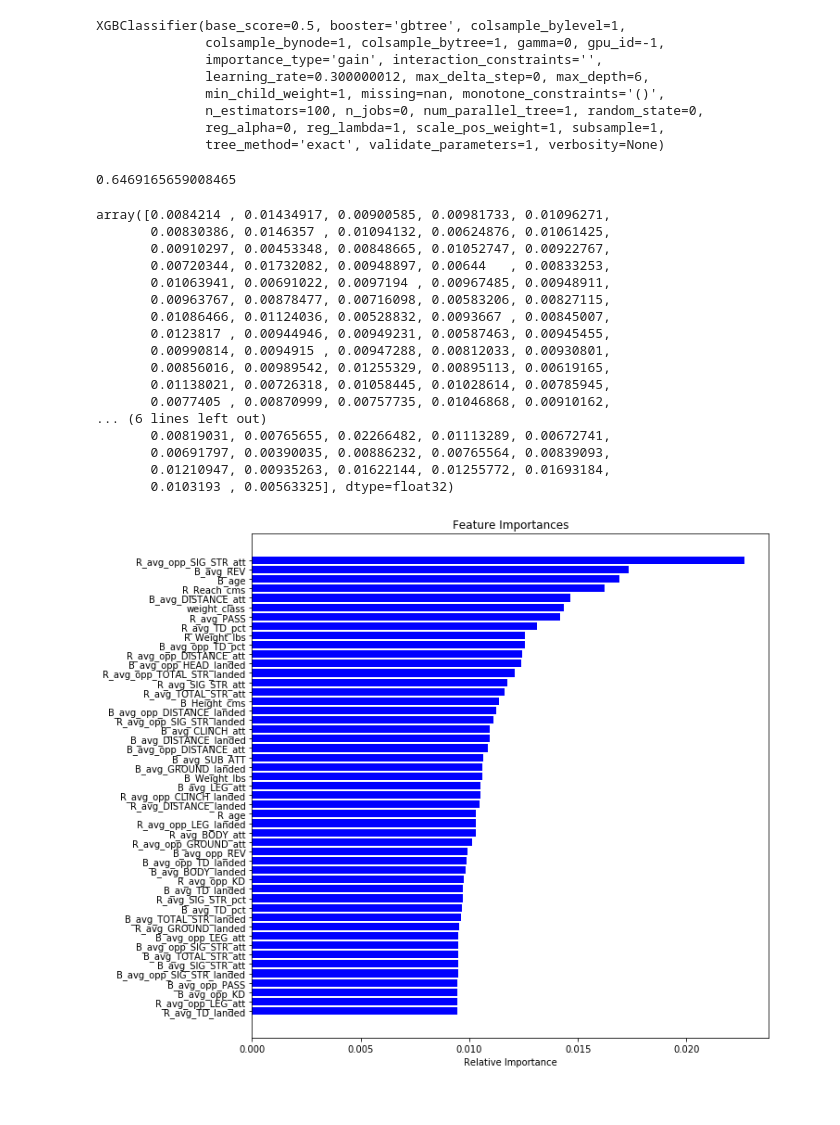
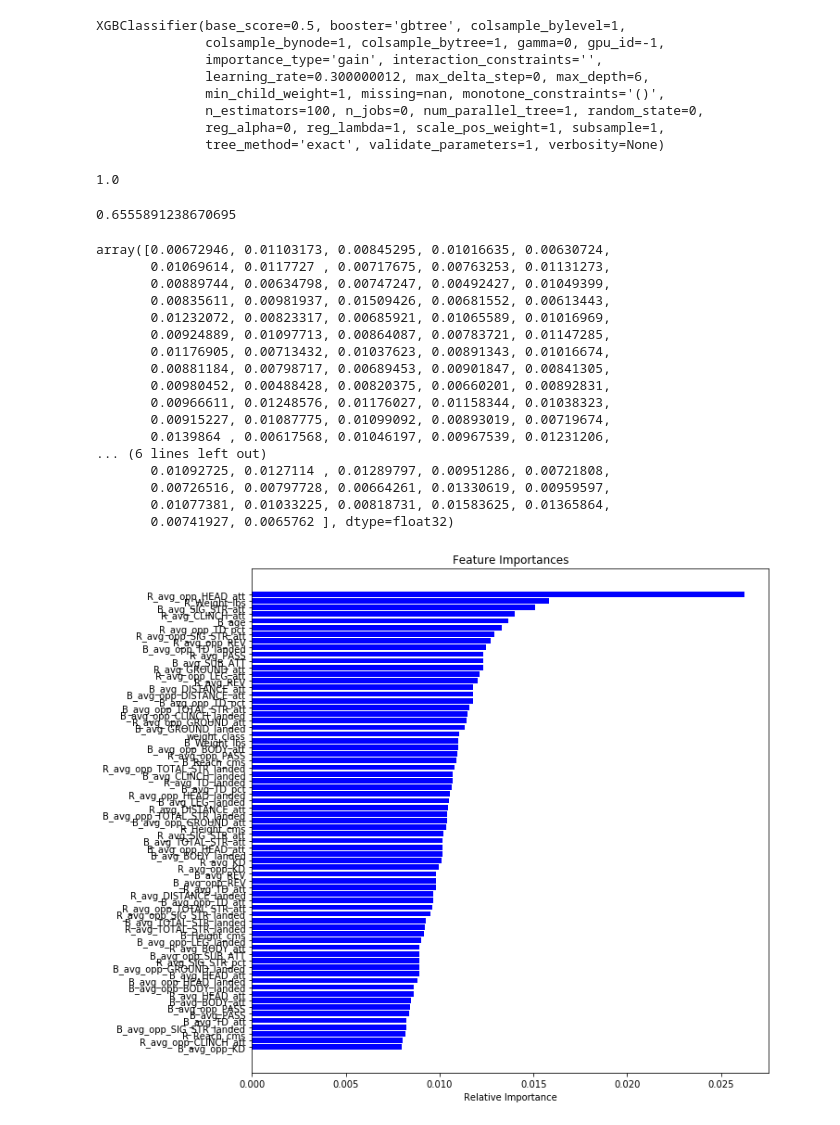
Before and after one commit to aaronepv/Final_Project, a Jupyter notebook: XGBoostModel.ipynb, the cells around one changed output. Drawn from its saved outputs; the diff is of its cells as text; code cells hidden in the pictures.

```diff
--- a/XGBoostModel.ipynb
+++ b/XGBoostModel.ipynb
@@ -61,7 +54,7 @@ model = XGBClassifier()
 X = data.drop(['Winner'], axis=1)
 y = data['Winner']
 
-X_train,X_test,y_train,y_test = train_test_split(X,y,test_size = 0.25, random_state = 42)
+X_train,X_test,y_train,y_test = train_test_split(X,y,test_size = 0.20, random_state = 0)
 # %%
 model.fit(X_train,y_train)
 # %% [output]
@@ -73,41 +66,45 @@ XGBClassifier(base_score=0.5, booster='gbtree', colsample_bylevel=1,
               n_estimators=100, n_jobs=0, num_parallel_tree=1, random_state=0,
               reg_alpha=0, reg_lambda=1, scale_pos_weight=1, subsample=1,
               tree_method='exact', validate_parameters=1, verbosity=None)
+# %%
+model.score(X_train, y_train)
+# %% [output]
+1.0
 # %%
 model.score(X_test, y_test)
 # %% [output]
-0.6469165659008465
+0.6555891238670695
 # %%
 model.feature_importances_
 # %% [output]
-array([0.0084214 , 0.01434917, 0.00900585, 0.00981733, 0.01096271,
-       0.00830386, 0.0146357 , 0.01094132, 0.00624876, 0.01061425,
-       0.00910297, 0.00453348, 0.00848665, 0.01052747, 0.00922767,
-       0.00720344, 0.01732082, 0.00948897, 0.00644   , 0.00833253,
-       0.01063941, 0.00691022, 0.0097194 , 0.00967485, 0.00948911,
-       0.00963767, 0.00878477, 0.00716098, 0.00583206, 0.00827115,
-       0.01086466, 0.01124036, 0.00528832, 0.0093667 , 0.00845007,
-       0.0123817 , 0.00944946, 0.00949231, 0.00587463, 0.00945455,
-       0.00990814, 0.0094915 , 0.00947288, 0.00812033, 0.00930801,
-       0.00856016, 0.00989542, 0.01255329, 0.00895113, 0.00619165,
-       0.01138021, 0.00726318, 0.01058445, 0.01028614, 0.00785945,
-       0.0077405 , 0.00870999, 0.00757735, 0.01046868, 0.00910162,
+array([0.00672946, 0.01103173, 0.00845295, 0.01016635, 0.00630724,
+       0.01069614, 0.0117727 , 0.00717675, 0.00763253, 0.01131273,
+       0.00889744, 0.00634798, 0.00747247, 0.00492427, 0.01049399,
+       0.00835611, 0.00981937, 0.01509426, 0.00681552, 0.00613443,
+       0.01232072, 0.00823317, 0.00685921, 0.01065589, 0.01016969,
+       0.00924889, 0.01097713, 0.00864087, 0.00783721, 0.01147285,
+       0.01176905, 0.00713432, 0.01037623, 0.00891343, 0.01016674,
+       0.00881184, 0.00798717, 0.00689453, 0.00901847, 0.00841305,
+       0.00980452, 0.00488428, 0.00820375, 0.00660201, 0.00892831,
+       0.00966611, 0.01248576, 0.01176027, 0.01158344, 0.01038323,
+       0.00915227, 0.01087775, 0.01099092, 0.00893019, 0.00719674,
+       0.0139864 , 0.00617568, 0.01046197, 0.00967539, 0.01231206,
 ... (6 lines left out)
-       0.00819031, 0.00765655, 0.02266482, 0.01113289, 0.00672741,
-       0.00691797, 0.00390035, 0.00886232, 0.00765564, 0.00839093,
-       0.01210947, 0.00935263, 0.01622144, 0.01255772, 0.01693184,
-       0.0103193 , 0.00563325], dtype=float32)
+       0.01092725, 0.0127114 , 0.01289797, 0.00951286, 0.00721808,
+       0.00726516, 0.00797728, 0.00664261, 0.01330619, 0.00959597,
+       0.01077381, 0.01033225, 0.00818731, 0.01583625, 0.01365864,
+       0.00741927, 0.0065762 ], dtype=float32)
 # %%
 features = data.columns
 importances = model.feature_importances_
-indices = np.argsort(importances)[-49:]  # top 30 features
+indices = np.argsort(importances)[-69:]  # top 30 features
 plt.title('Feature Importances')
 plt.barh(range(len(indices)), importances[indices], color='b', align='center')
 plt.yticks(range(len(indices)), [features[i] for i in indices])
 plt.xlabel('Relative Importance')
 plt.show()
 # %% [output]
-[figure, old version]
+[figure, new version]
 # %%
 predictions = model.predict(X_test) #1=Red, 0=Blue
 
```
Also changed, not shown: parts of 66 cells of this notebook.
